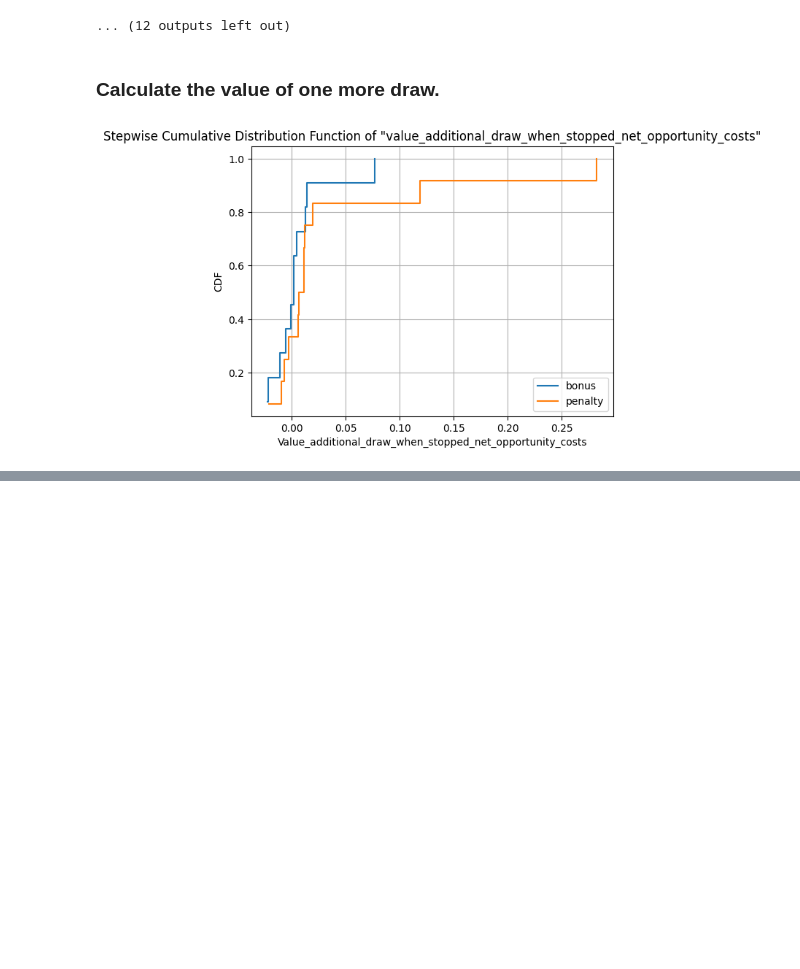
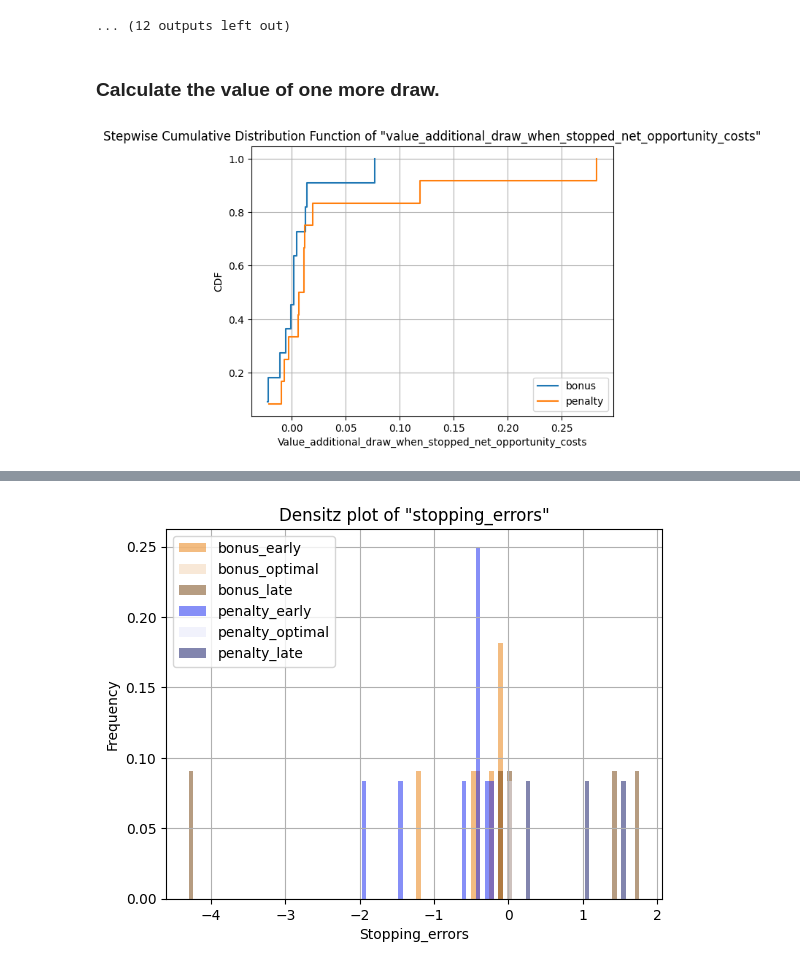
Before and after one commit to LukasBolte/EmotionalInattention, a Jupyter notebook: data_analysis.ipynb, the cells around one changed output, grey strips where cells are left out. Drawn from its saved outputs; the diff is of its cells as text; code cells hidden in the pictures; blank space fills up the shorter version.

```diff
--- a/data_analysis.ipynb
+++ b/data_analysis.ipynb
@@ -553,0 +567,95 @@ opportunity_cost
+# %%
+# Custom function to find the index of the first entry in the list that is at least Y
+def find_index_first_entry_at_least_y(lst, y):
+    for idx, num in enumerate(lst):
+        if float(num) >= y:
+            return idx + 1
+    return None  # Return None if no entry is found
+
+# Apply the custom function to each row
+data['num_threshold_cleared'] = data.apply(lambda row: find_index_first_entry_at_least_y(row['sequence'], threshold), axis=1)
+
+def calculate_error(row):
+    if row['num_threshold_cleared'] is None:
+        return ('early',row['payoff']-threshold)
+    elif row['num_threshold_cleared'] > row['num_draws']:
+        return ('early',row['payoff']-threshold)
+    elif row['num_threshold_cleared'] < row['num_draws']:
+        return ('late',row['payoff']-float(row['sequence'][int(row['num_threshold_cleared']-1)])-(row['num_draws']-row['num_threshold_cleared'])*opportunity_cost)
+    elif row['num_threshold_cleared'] == row['num_draws']:
+        return ('optimal',0)
+
+data['stopping_errors'] = data.apply(lambda row: calculate_error(row), axis=1)
+
+def plot_histogram_with_negated_late(data, column_name, subfolder_name):
+    # Create a figure and axis
+    fig, ax = plt.subplots()
+
+    # Determine the range of the data
+    treatment_values = data['treatment'].unique()
+    modified_data = []
+    for treatment in treatment_values:
+        treatment_data = data[data['treatment'] == treatment][column_name]
+        total_N = len(treatment_data)
+        for optimality in ['early','optimal','late']:
+            for entry in treatment_data:
+                if entry[0] == optimality:
+                    if entry[0] == 'late':
+                        modified_data.append(-entry[1])
+                    else:
+                        modified_data.append(entry[1])
+    bins =  np.linspace(min(modified_data), max(modified_data), 100)
+
+    # Define color codes for treatments and optimality levels
+    color_code = {'bonus_early': '#E97B05',
+                  'bonus_optimal': '#F2D2B0',
+                  'bonus_late': '#6E3B04',
+                  'penalty_early': '#0F20F0',
+                  'penalty_optimal': '#E5E6FA' ,
+                  'penalty_late': '#060D5E'}
+
+    for treatment in treatment_values:
+        treatment_data = data[data['treatment'] == treatment][column_name]
+        total_N = len(treatment_data)
+        for optimality in ['early','optimal','late']:
+
+            modified_data = []
+            for entry in treatment_data:
+                if entry[0] == optimality:
+                    if entry[0] == 'late':
+                        modified_data.append(-entry[1])
+                    else:
+                        modified_data.append(entry[1])
+
+            ax.hist(modified_data, alpha=0.5, label=treatment+'_'+optimality, weights=np.ones(len(modified_data)) /total_N,bins=bins,color=color_code[treatment+'_'+optimality])
+    # Add labels and title
+    ax.set_xlabel(column_name.capitalize())
+    ax.set_ylabel('Frequency')
+    ax.set_title(f'Densitz plot of "{column_name}"')
+
+    # Add legend
+    ax.legend()
+
+    # Show the plot
+    ax.grid(True)
+
+    # Create the Data directory if it doesn't exist
+    if not os.path.exists('Output'):
+        os.mkdir('Output')
+
+    # Create the subfolder if it doesn't exist
+    subfolder_path = os.path.join('Output', subfolder_name)
+    if not os.path.exists(subfolder_path):
+        os.mkdir(subfolder_path)
+
+    # Save the plot in the subfolder
+    file_path = os.path.join(subfolder_path, f'{column_name}.png')
+    plt.savefig(file_path)
+
+    # Display the plot (optional)
+    plt.show()
+
+
+plot_histogram_with_negated_late(data, 'stopping_errors', subfolder_name)
+# %% [output]
+[figure, added]
```
Also changed, not shown: parts of 4 cells of this notebook, 5 other files.
